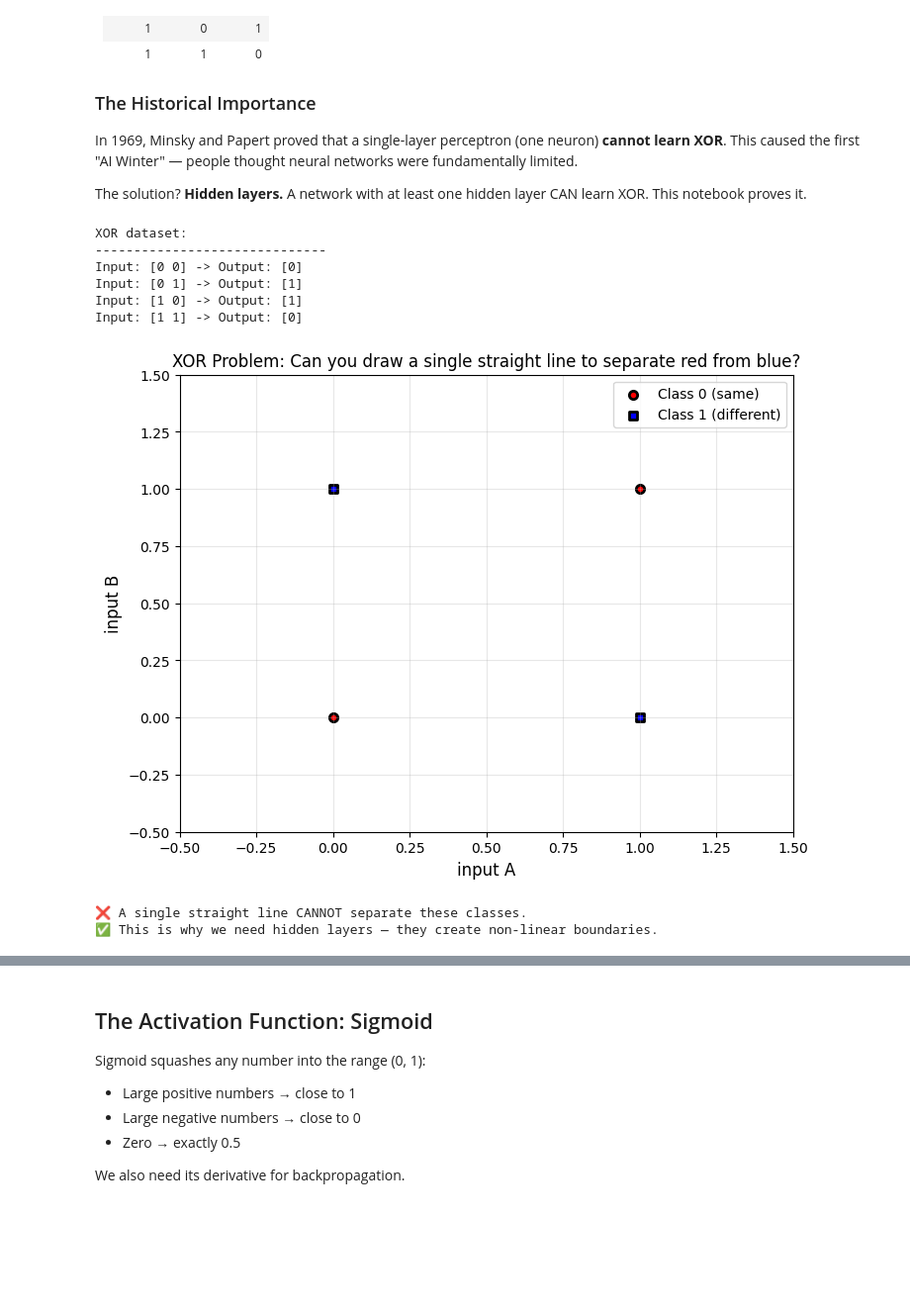
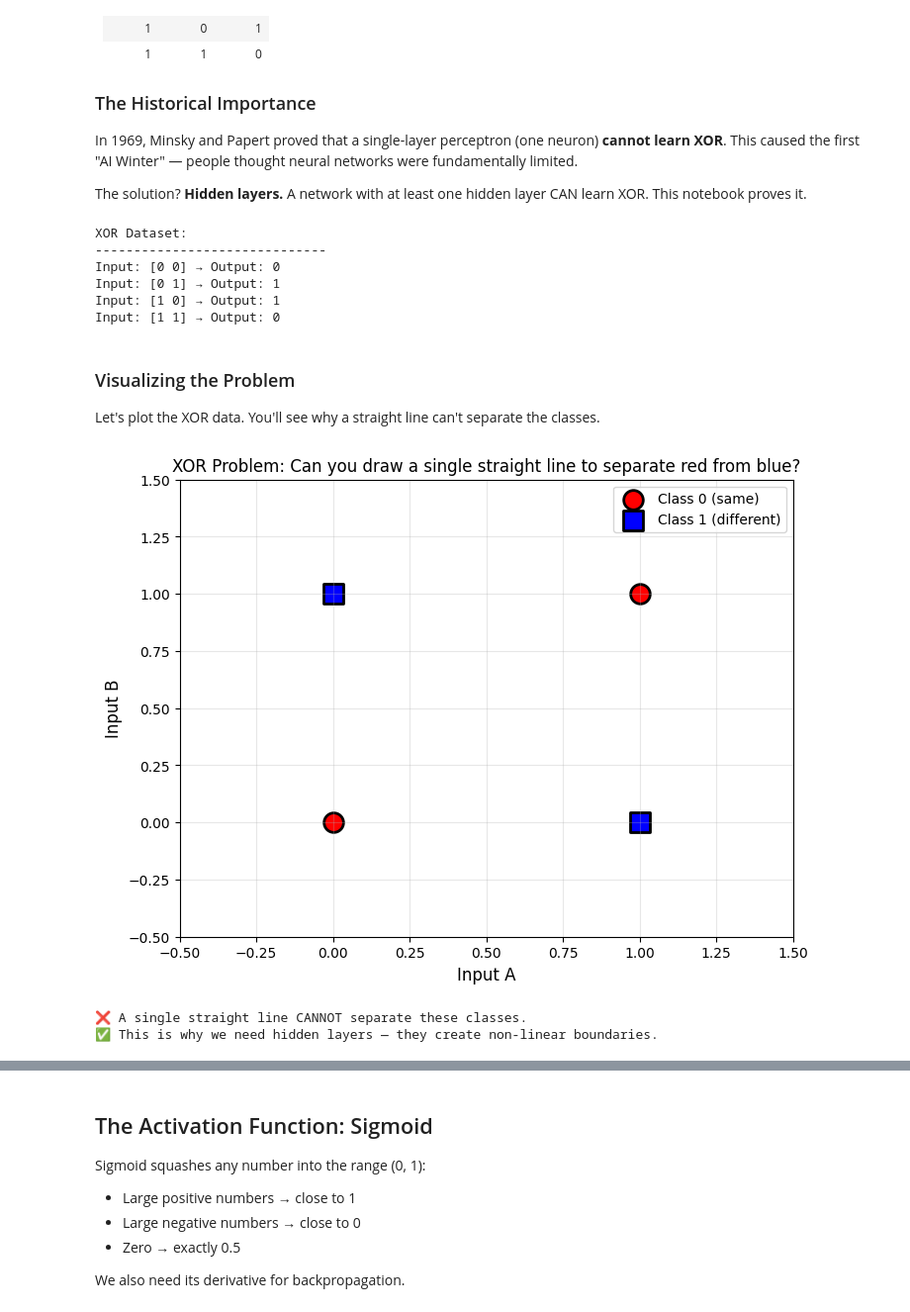
Before and after one commit to Aaidt/ML, a Jupyter notebook: NN_from_scratch.ipynb, the cells around one changed output, grey strips where cells are left out. Shown at 99% size. Drawn from its saved outputs; the diff is of its cells as text; code cells hidden in the pictures; blank space fills up the shorter version.

```diff
--- a/NN_from_scratch.ipynb
+++ b/NN_from_scratch.ipynb
@@ -27,7 +48,7 @@ import numpy as np
 import matplotlib.pyplot as plt
 # %%
 # Our training data: XOR
-x = np.array([
+X = np.array([
     [0, 0],
     [0, 1],
     [1, 0],
@@ -41,38 +62,46 @@ y = np.array([
     [0]
 ])
 # %%
-print("XOR dataset:")
+print("XOR Dataset:")
 print("-" * 30)
-for i in range(len(x)):
-    print(f"Input: {x[i]} -> Output: {y[i]}")
+for i in range(len(X)):
+    print(f"Input: {X[i]} → Output: {y[i][0]}")
 # %% [output]
-XOR dataset:
+XOR Dataset:
 ------------------------------
-Input: [0 0] -> Output: [0]
-Input: [0 1] -> Output: [1]
-Input: [1 0] -> Output: [1]
-Input: [1 1] -> Output: [0]
+Input: [0 0] → Output: 0
+Input: [0 1] → Output: 1
+Input: [1 0] → Output: 1
+Input: [1 1] → Output: 0
+# %% [markdown]
+
+### Visualizing the Problem
+
+Let's plot the XOR data. You'll see why a straight line can't separate the classes.
 # %%
 plt.figure(figsize=(8, 6))
-for i in range(len(x)):
-    color="red" if y[i] == 0 else "blue"
-    marker="o" if y[i] == 0 else "s"
-    plt.scatter(x[i][0], x[i][1], c=color, marker=marker, edgecolors="black", linewidths=2)
 
-plt.xlabel("input A", fontsize=12)
-plt.ylabel("input B", fontsize=12)
+# Plot the points
+for i in range(len(X)):
+    color = 'red' if y[i][0] == 0 else 'blue'
+    marker = 'o' if y[i][0] == 0 else 's'
+    plt.scatter(X[i][0], X[i][1], c=color, s=200, marker=marker,
+                edgecolors='black', linewidths=2)
+
+plt.xlabel('Input A', fontsize=12)
+plt.ylabel('Input B', fontsize=12)
 plt.title('XOR Problem: Can you draw a single straight line to separate red from blue?',
-    fontsize=12)
+          fontsize=12)
 plt.xlim(-0.5, 1.5)
 plt.ylim(-0.5, 1.5)
 plt.grid(True, alpha=0.3)
 plt.legend(['Class 0 (same)', 'Class 1 (different)'], loc='upper right')
 plt.show()
 
 print("\n❌ A single straight line CANNOT separate these classes.")
 print("✅ This is why we need hidden layers — they create non-linear boundaries.")
 # %% [output]
-[figure, old version]
+[figure, new version]
 ❌ A single straight line CANNOT separate these classes.
 ✅ This is why we need hidden layers — they create non-linear boundaries.
 # %% [markdown]
```
Also changed, not shown: parts of 39 cells of this notebook.
